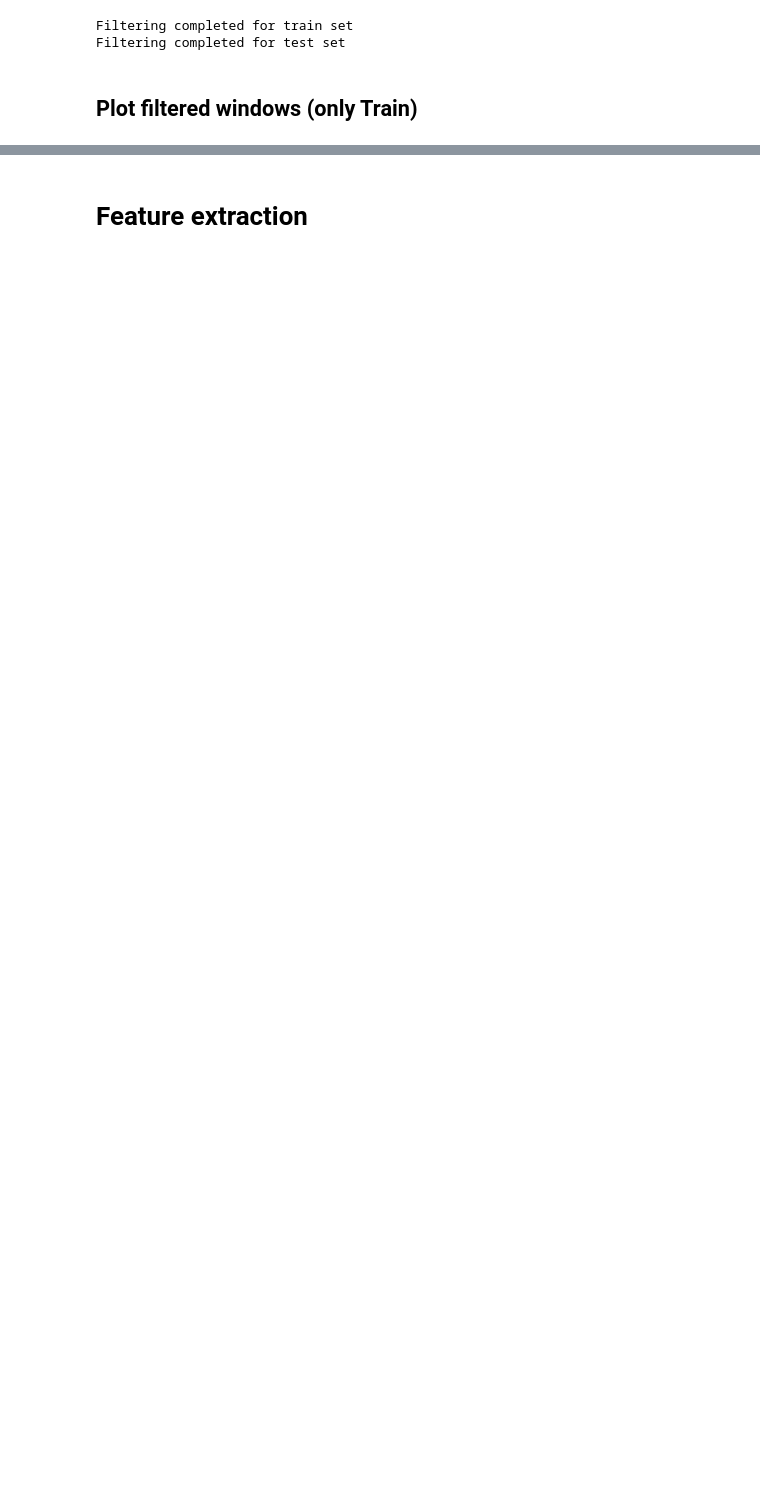
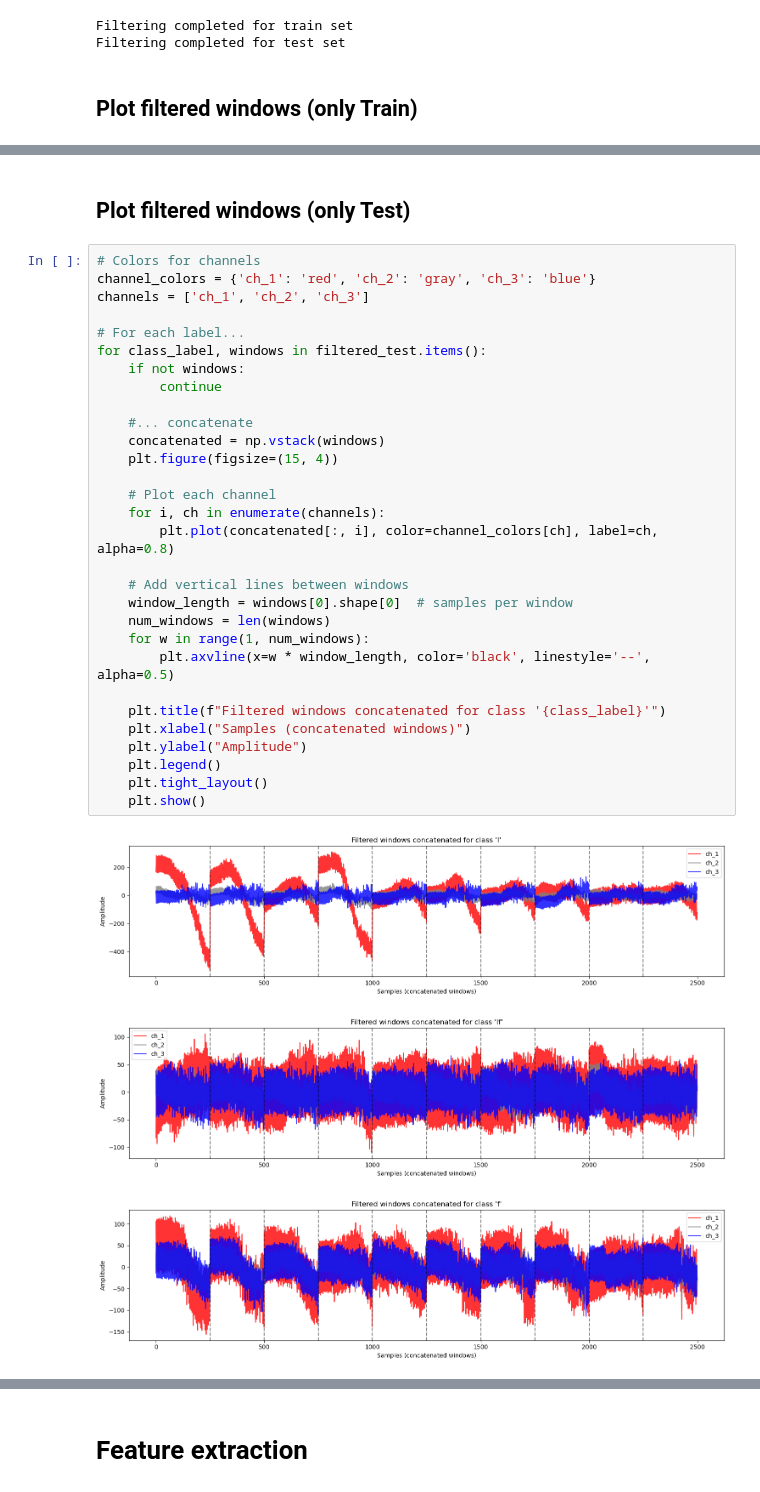
Before and after one commit to HyperDecahedron/tongue_emg_xr_project, a Jupyter notebook: notebooks/6_classes_train.ipynb, the cells around one changed output, grey strips where cells are left out. Drawn from its saved outputs; the diff is of its cells as text; blank space fills up the shorter version.

```diff
--- a/notebooks/6_classes_train.ipynb
+++ b/notebooks/6_classes_train.ipynb
@@ -359,0 +370,36 @@ for class_label, windows in filtered.items():
+# %% [markdown]
+## Plot filtered windows (only Test)
+# %%
+# Colors for channels
+channel_colors = {'ch_1': 'red', 'ch_2': 'gray', 'ch_3': 'blue'}
+channels = ['ch_1', 'ch_2', 'ch_3']
+
+# For each label...
+for class_label, windows in filtered_test.items():
+    if not windows:
+        continue
+
+    #... concatenate
+    concatenated = np.vstack(windows)
+    plt.figure(figsize=(15, 4))
+
+    # Plot each channel
+    for i, ch in enumerate(channels):
+        plt.plot(concatenated[:, i], color=channel_colors[ch], label=ch, alpha=0.8)
+
+    # Add vertical lines between windows
+    window_length = windows[0].shape[0]  # samples per window
+    num_windows = len(windows)
+    for w in range(1, num_windows):
+        plt.axvline(x=w * window_length, color='black', linestyle='--', alpha=0.5)
+
+    plt.title(f"Filtered windows concatenated for class '{class_label}'")
+    plt.xlabel("Samples (concatenated windows)")
+    plt.ylabel("Amplitude")
+    plt.legend()
+    plt.tight_layout()
+    plt.show()
+# %% [output]
+[figure, added]
+[figure, added]
+[figure, added]
```
Also changed, not shown: parts of 12 cells of this notebook, 3 other files.
